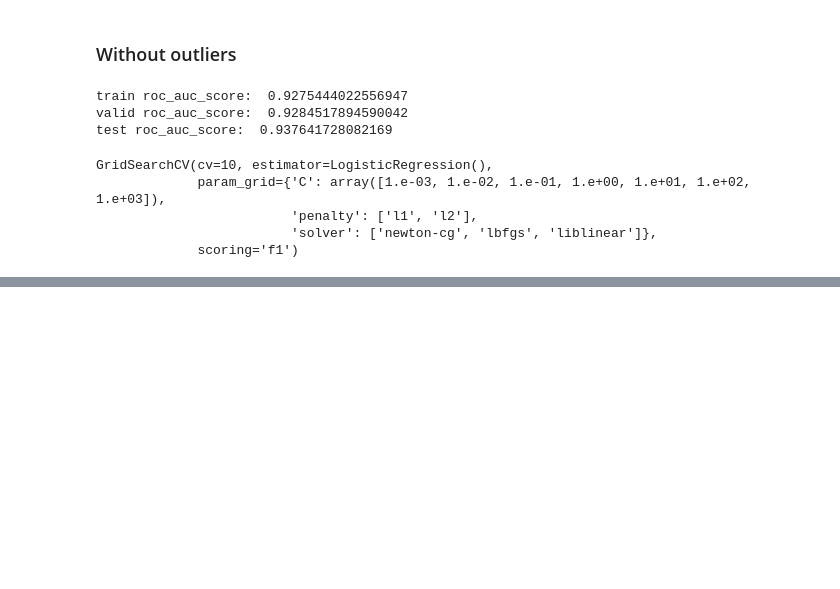
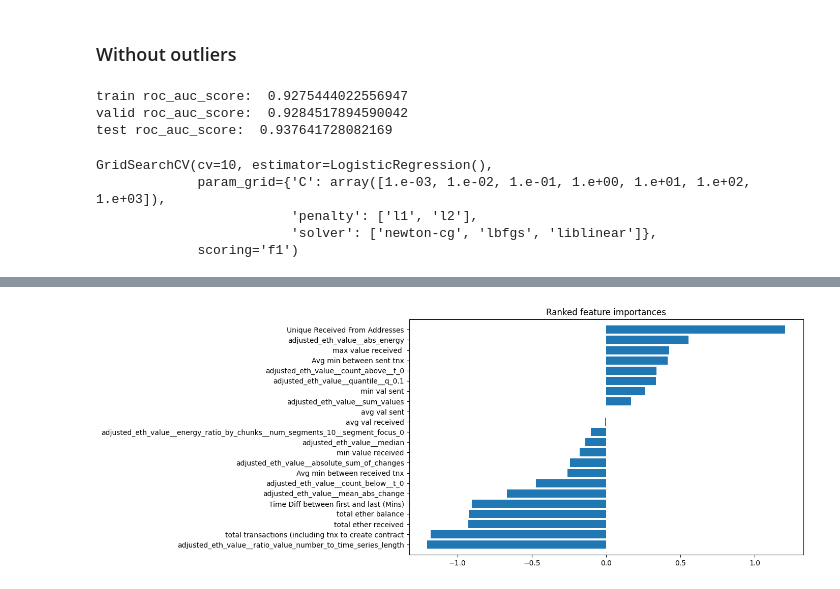
Before and after one commit to shazzad-hasan/ethereum-fraud-detection, a Jupyter notebook: models/logistic_reg.ipynb, the cells around one changed output, grey strips where cells are left out. Saved outputs shown, nothing was run; the diff lists cells and outputs as text; code cells hidden in the pictures; blank space fills up the shorter version.

```diff
--- a/models/logistic_reg.ipynb
+++ b/models/logistic_reg.ipynb
@@ -226,0 +264,14 @@ test roc_auc_score:  0.9361327408543703
+# %%
+feat_importances = clf.best_estimator_.coef_[0]
+indices = np.argsort(feat_importances)
+
+# plot
+fig, ax = plt.subplots(figsize=(10, 6))
+plt.title("Ranked feature importances")
+plt.barh(range(len(feat_importances)), feat_importances[indices], align="center")
+features = ['{}'.format(feature_list[i]) for i in range(len(feature_list))]
+plt.yticks(range(len(feat_importances)), [features[idx] for idx in indices])
+plt.ylim([-1, len(feat_importances)])
+plt.show();
+# %% [output]
+[figure, added]
```
Also changed, not shown: parts of 8 cells of this notebook.
